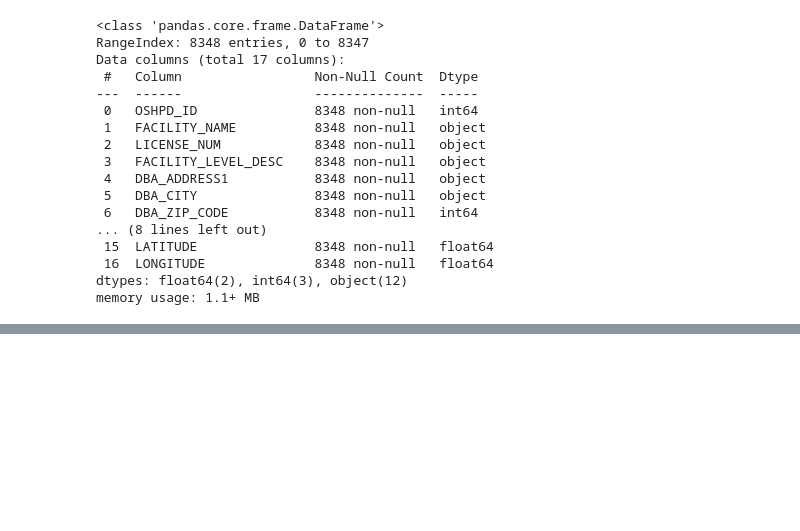
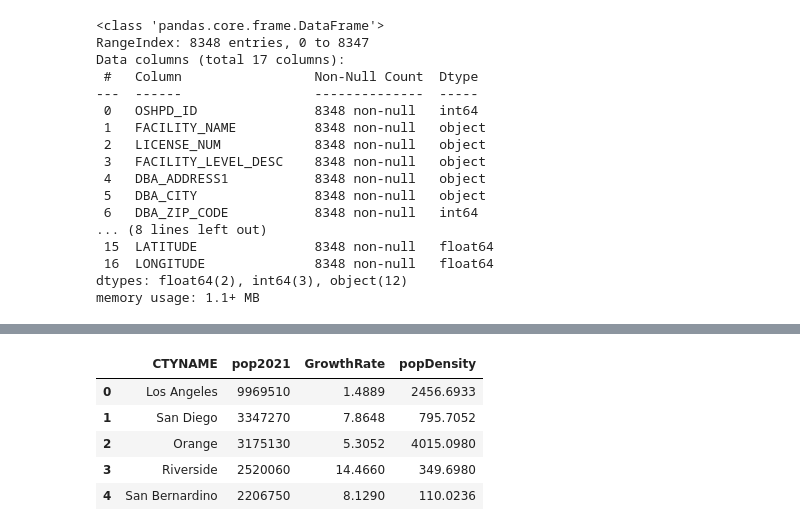
Before and after one commit to midori256/DS4A_Capstone_Project, a Jupyter notebook: Data_Wrangling.ipynb, the cells around one changed output, grey strips where cells are left out. Cells and saved outputs as stored; diff of their text form; code cells hidden in the pictures; blank space fills up the shorter version.

```diff
--- a/Data_Wrangling.ipynb
+++ b/Data_Wrangling.ipynb
@@ -289,0 +304,11 @@ facility_df.to_csv("data/current-healthcare-facility-listing_cleaned.csv", index
+# %%
+# change county names to match with healthcare facility listing by removing "County"
+pop_df["CTYNAME"] = pop_df["CTYNAME"].str.replace("County","")
+pop_df.head()
+# %% [output]
+|  | CTYNAME | pop2021 | GrowthRate | popDensity |
+| 0 | Los Angeles | 9969510 | 1.4889 | 2456.6933 |
+| 1 | San Diego | 3347270 | 7.8648 | 795.7052 |
+| 2 | Orange | 3175130 | 5.3052 | 4015.0980 |
+| 3 | Riverside | 2520060 | 14.4660 | 349.6980 |
+| 4 | San Bernardino | 2206750 | 8.1290 | 110.0236 |
```
Also changed, not shown: parts of 4 cells of this notebook, 3 other files.
